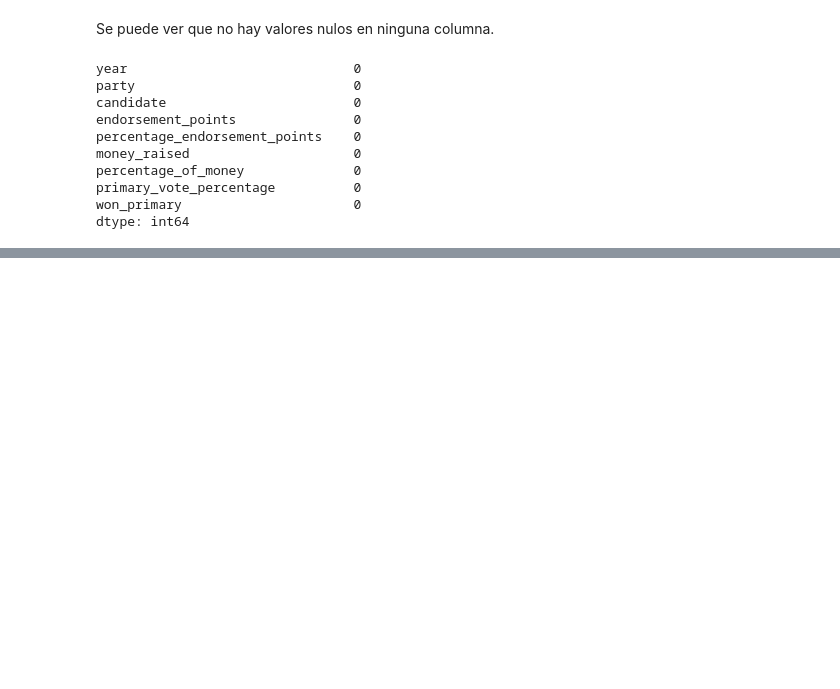
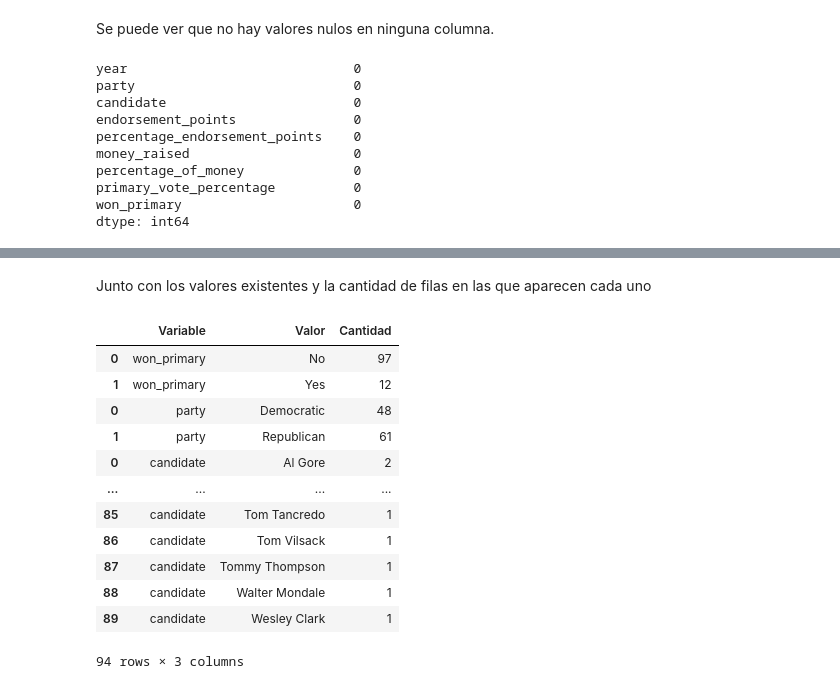
Before and after one commit to 1gnacio/orgadatos-kaggle-tp1, a Jupyter notebook: notebook707f668b56.ipynb, the cells around one changed output, grey strips where cells are left out. Drawn from its saved outputs; the diff is of its cells as text; code cells hidden in the pictures; blank space fills up the shorter version.

```diff
--- a/notebook707f668b56.ipynb
+++ b/notebook707f668b56.ipynb
@@ -197,0 +175,34 @@ print(sum(s.values()))
+# %% [markdown]
+Junto con los valores existentes y la cantidad de filas en las que aparecen cada uno
+# %%
+cant_partidos_a = data[['party']].groupby(['party'])['party'].count().reset_index(name='count').sort_values(by=['count'], ascending=False)
+cant_partidos_b = pd.DataFrame({'variable': ['party'] * len(cant_partidos_a)})
+cant_partidos = pd.concat([cant_partidos_b, cant_partidos_a], axis=1)
+cant_partidos.columns = ['Variable', 'Valor', 'Cantidad']
+
+cant_candidatos_a = data[['candidate']].groupby(['candidate'])['candidate'].count().reset_index(name='count').sort_values(by=['count'], ascending=False)
+cant_candidatos_b = pd.DataFrame({'variable': ['candidate'] * len(cant_candidatos_a)})
+cant_candidatos = pd.concat([cant_candidatos_b, cant_candidatos_a], axis=1)
+cant_candidatos.columns = ['Variable', 'Valor', 'Cantidad']
+
+cant_primarias_a = data[['won_primary']].groupby(['won_primary'])['won_primary'].count().reset_index(name='count')
+cant_primarias_b = pd.DataFrame({'variable': ['won_primary'] * len(cant_primarias_a)})
+cant_primarias = pd.concat([cant_primarias_b, cant_primarias_a], axis=1)
+cant_primarias.columns = ['Variable', 'Valor', 'Cantidad']
+
+cant_cualitativas = pd.concat([cant_primarias, cant_partidos, cant_candidatos])
+cant_cualitativas
+# %% [output]
+|  | Variable | Valor | Cantidad |
+| 0 | won_primary | No | 97 |
+| 1 | won_primary | Yes | 12 |
+| 0 | party | Democratic | 48 |
+| 1 | party | Republican | 61 |
+| 0 | candidate | Al Gore | 2 |
+| ... | ... | ... | ... |
+| 85 | candidate | Tom Tancredo | 1 |
+| 86 | candidate | Tom Vilsack | 1 |
+| 87 | candidate | Tommy Thompson | 1 |
+| 88 | candidate | Walter Mondale | 1 |
+| 89 | candidate | Wesley Clark | 1 |
+94 rows × 3 columns
```
Also changed, not shown: parts of 24 cells of this notebook.
